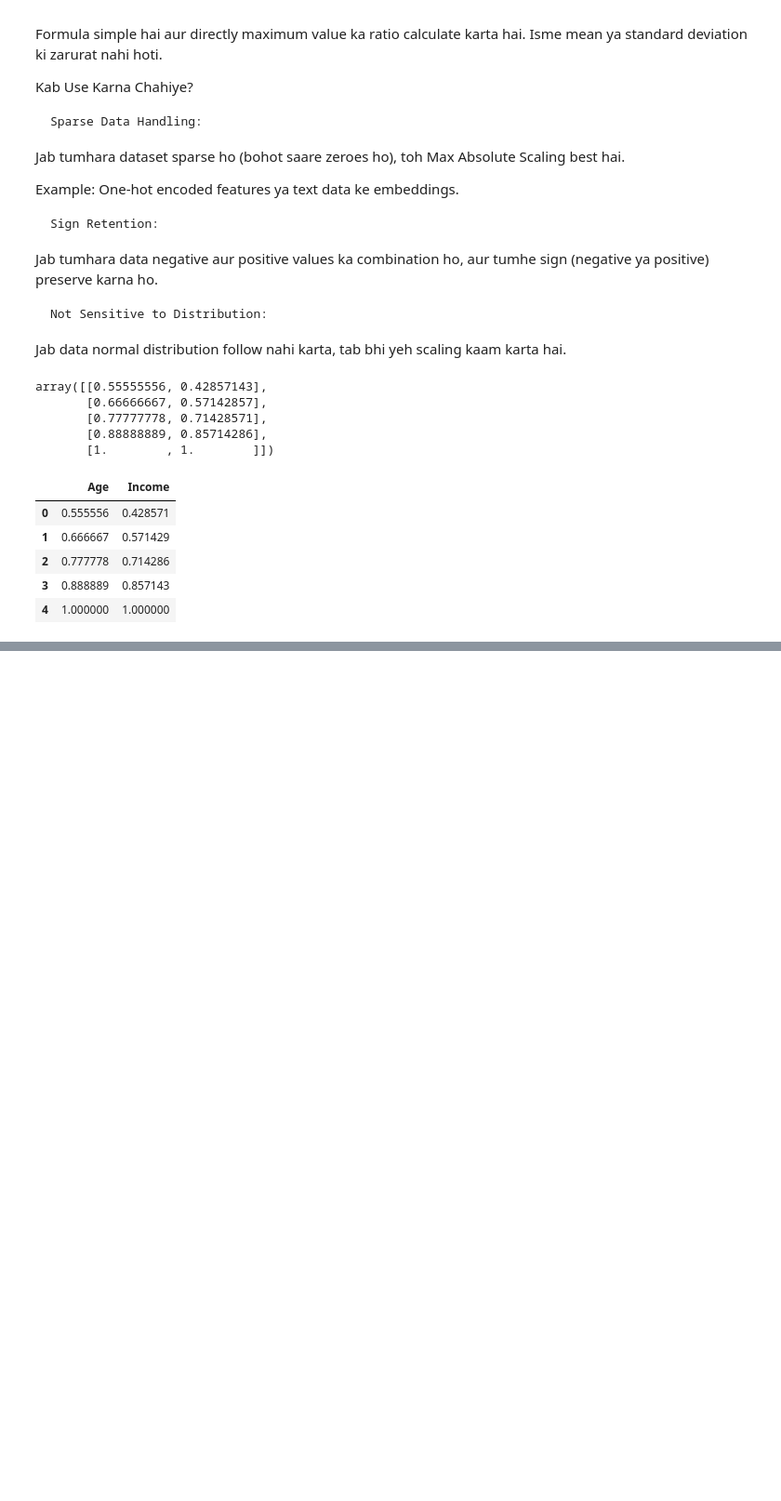
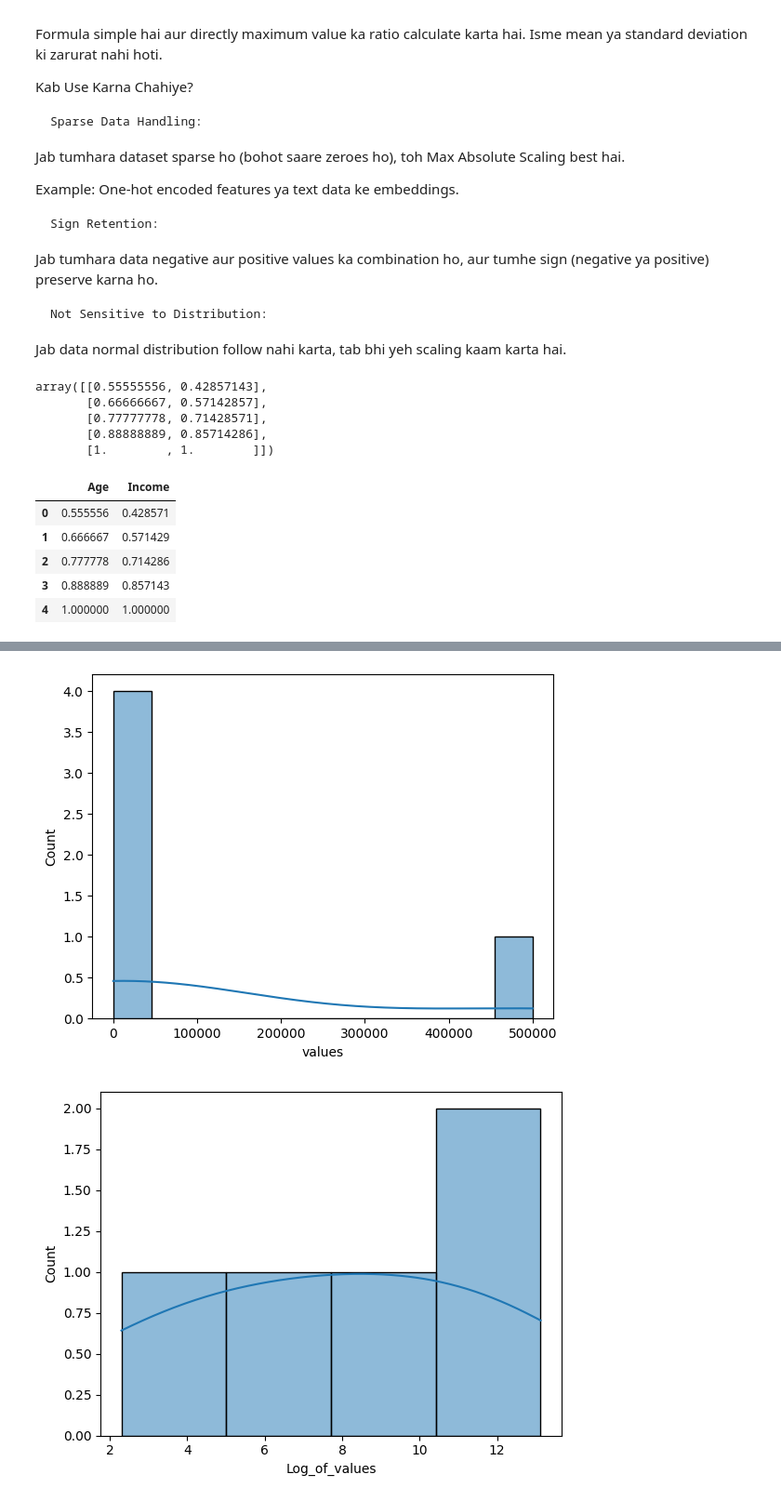
Before and after one commit to UmarAjmal/Machile_Learning_Practice, a Jupyter notebook: Sciket Learn/05_data_scaling/05_feature_scaling_and_normalization.ipynb, the cells around one changed output, grey strips where cells are left out. Shown at 93% size. Saved outputs shown, nothing was run; the diff lists cells and outputs as text; code cells hidden in the pictures; blank space fills up the shorter version.

```diff
--- a/Sciket Learn/05_data_scaling/05_feature_scaling_and_normalization.ipynb
+++ b/Sciket Learn/05_data_scaling/05_feature_scaling_and_normalization.ipynb
@@ -192,0 +318,4 @@ daa
+# %%
+data = {'values': [10, 200, 3000, 40000, 500000]}
+df = pd.DataFrame(data)
+df
@@ -192,0 +329,3 @@ daa
+# %%
+df['Log_of_values'] = np.log(df['values'])
+df
@@ -192,0 +339,7 @@ daa
+# %%
+for col in df.columns:
+    sns.histplot(df[col], kde=True)
+    plt.show()
+# %% [output]
+[figure, added]
+[figure, added]
```
Also changed, not shown: parts of 24 cells of this notebook, 6 other files.
